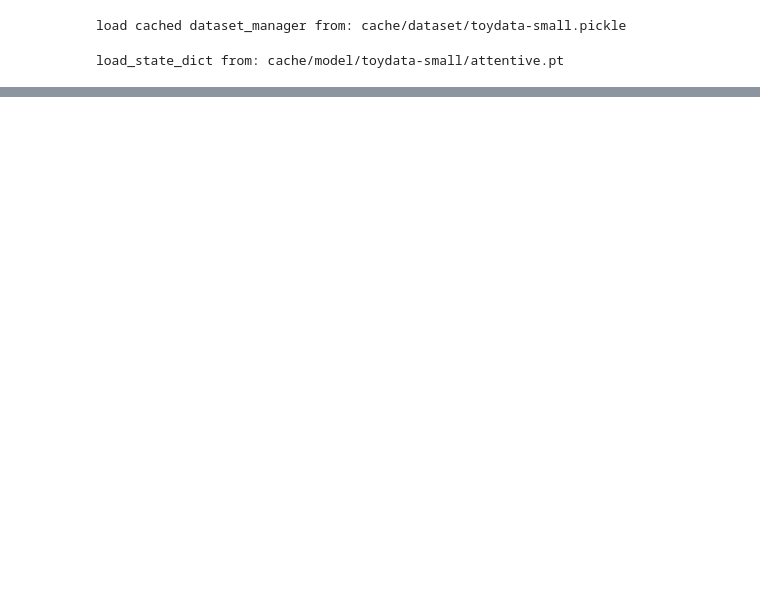
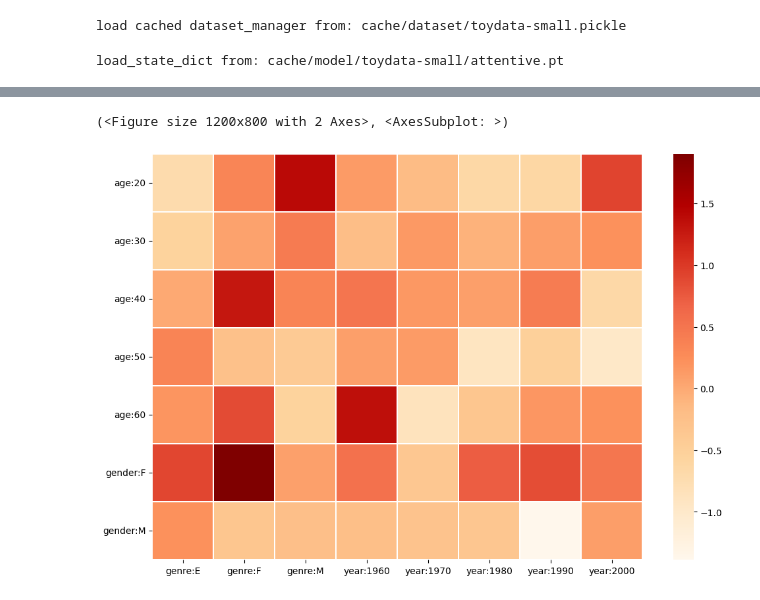
Before and after one commit to tishii2479/aau2v, a Jupyter notebook: example.ipynb, the cells around one changed output, grey strips where cells are left out. Saved outputs shown, nothing was run; the diff lists cells and outputs as text; code cells hidden in the pictures; blank space fills up the shorter version.

```diff
--- a/example.ipynb
+++ b/example.ipynb
@@ -130,0 +131,5 @@ analyst.analyze_seq(seq_index=0)
+# %%
+analyst.visualize_similarity_heatmap()
+# %% [output]
+(<Figure size 1200x800 with 2 Axes>, <AxesSubplot: >)
+[figure, added]
```
Also changed, not shown: parts of 5 cells of this notebook, 3 other files.
